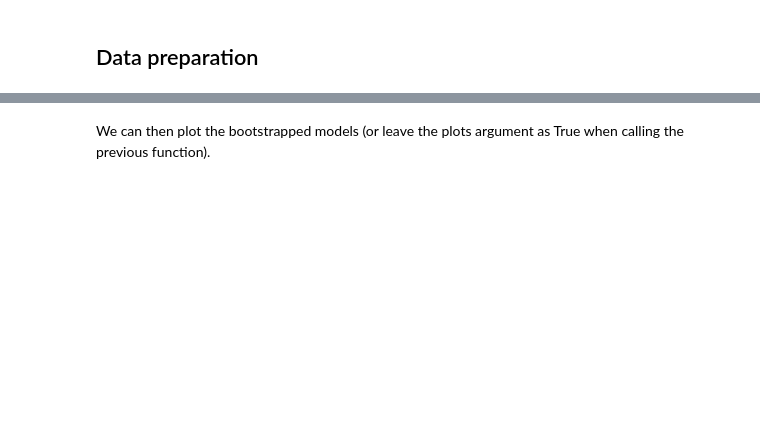
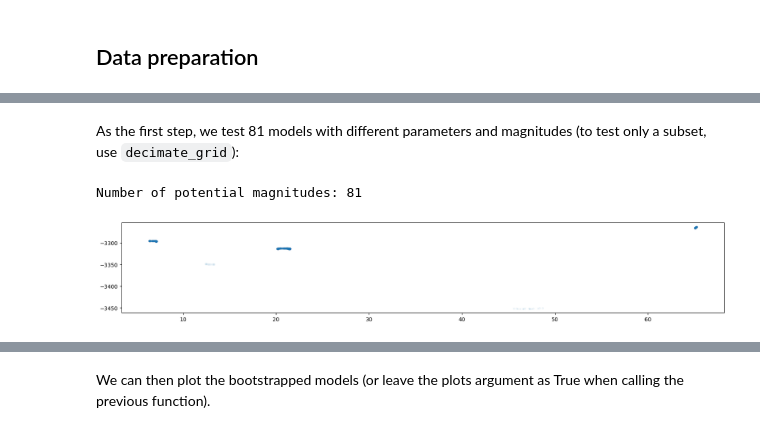
Before and after one commit to GWeindel/hmp, a Jupyter notebook: tutorials/Workshop/3-Testing_the_number_of_bumps.ipynb, the cells around one changed output, grey strips where cells are left out. Cells and saved outputs as stored; diff of their text form; code cells hidden in the pictures; blank space fills up the shorter version.

```diff
--- a/tutorials/Workshop/3-Testing_the_number_of_bumps.ipynb
+++ b/tutorials/Workshop/3-Testing_the_number_of_bumps.ipynb
@@ -16,8 +20,13 @@ import xarray as xr
 import hsmm_mvpy as hmp
 from mne.io import read_info
 
-cpus=10#set the number of cores to use for all the code
+cpus=3 #set the number of cores to use for all the code
 
-epoch_data = xr.load_dataset(os.path.join('sample_data/sample_data.nc'))
-#We create also the position array for the electrodes as we are going to need them to plot the event topologies
-info = read_info(os.path.join('sample_data/eeg/processed_0022_epo.fif'), verbose=False)
+# EEG data
+epoch_data = xr.load_dataset(os.path.join('../sample_data/sample_data.nc'))
+
+# channel information
+info = read_info(os.path.join('../sample_data/eeg/processed_0022_epo.fif'), verbose=False)
+
+print(epoch_data)
+info
@@ -41,0 +105,8 @@ init = hmp.models.hmp(hmp_data, epoch_data, event_width=50, cpus=3)
+# %% [markdown]
+As the first step, we test 81 models with different parameters and magnitudes (to test only a subset, use `decimate_grid`):
+# %%
+#calc estimates
+lkhs, mags, channels, times = init.sliding_event_mags(epoch_data, step=3, decimate_grid= 1, cpu=cpus, plot=True, min_iteration=10)
+# %% [output]
+Number of potential magnitudes: 81
+[figure, added]
```
Also changed, not shown: parts of 75 cells of this notebook.
